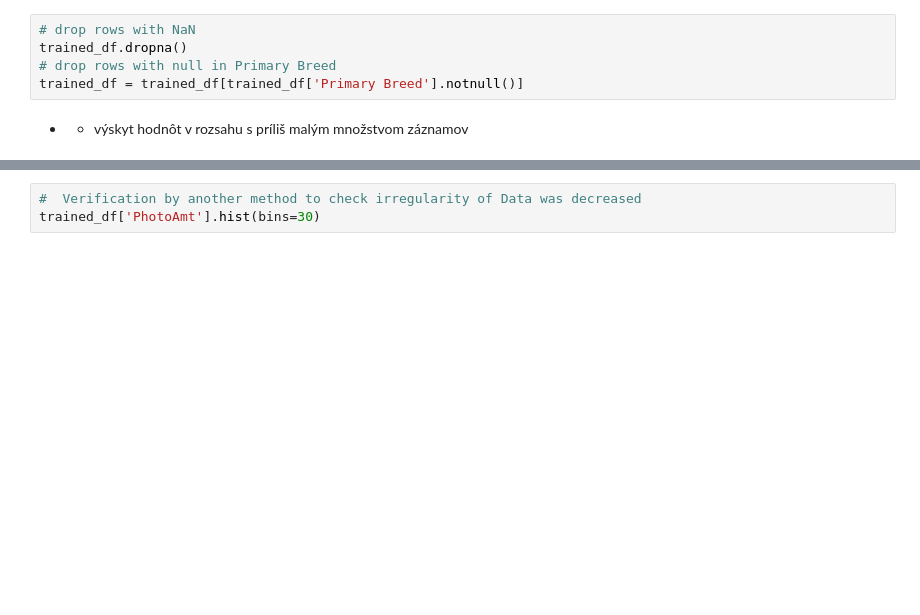
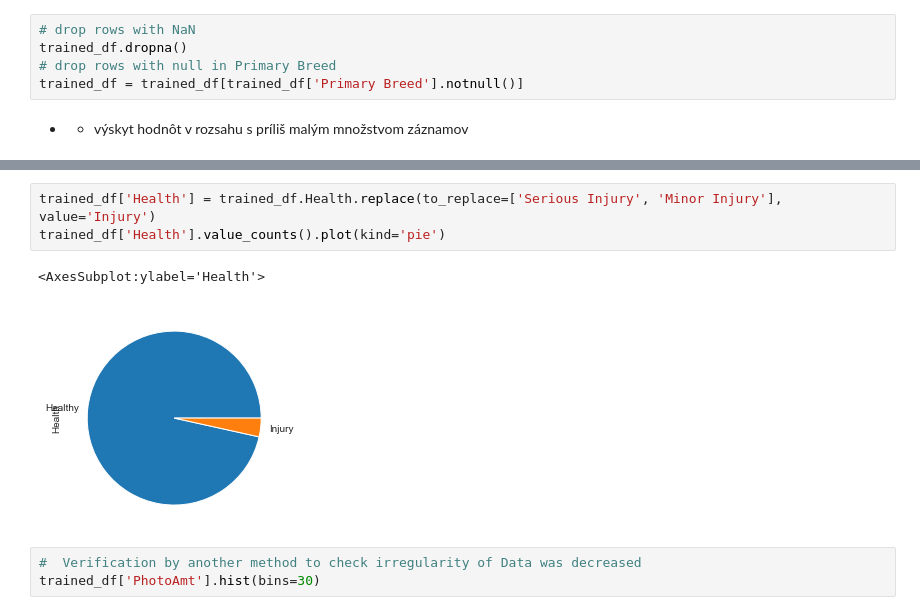
Before and after one commit to CaptainCompileon/suns-zadania, a Jupyter notebook: cvicenia/cv2/SUNS-cvicenie2.ipynb, the cells around one changed output, grey strips where cells are left out. Cells and saved outputs as stored; diff of their text form; blank space fills up the shorter version.

```diff
--- a/cvicenia/cv2/SUNS-cvicenie2.ipynb
+++ b/cvicenia/cv2/SUNS-cvicenie2.ipynb
@@ -468,3 +461,9 @@ plt.tight_layout()
+# %%
+trained_df['Health'] = trained_df.Health.replace(to_replace=['Serious Injury', 'Minor Injury'], value='Injury')
+trained_df['Health'].value_counts().plot(kind='pie')
+# %% [output]
+<AxesSubplot:ylabel='Health'>
+[figure, added]
 # %%
 #  Verification by another method to check irregularity of Data was decreased
 trained_df['PhotoAmt'].hist(bins=30)
```
Also changed, not shown: parts of 22 cells of this notebook, 5 other files.
